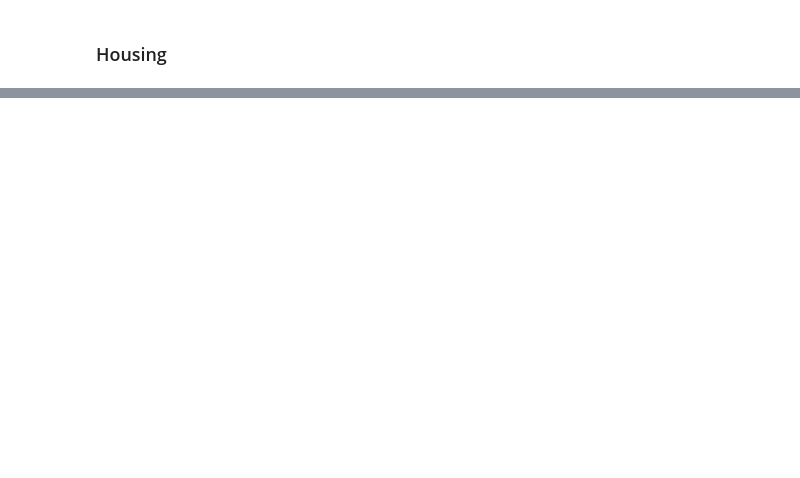
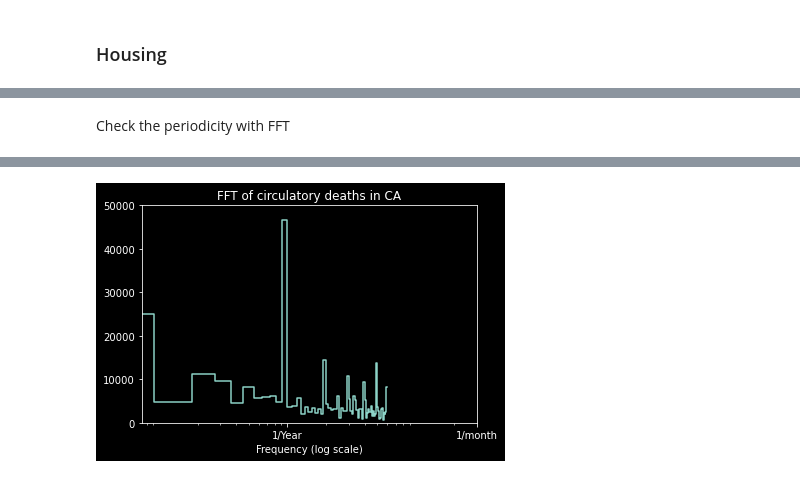
Before and after one commit to arnaud39/us_studies, a Jupyter notebook: explatory.ipynb, the cells around one changed output, grey strips where cells are left out. Saved outputs shown, nothing was run; the diff lists cells and outputs as text; code cells hidden in the pictures; blank space fills up the shorter version.

```diff
--- a/explatory.ipynb
+++ b/explatory.ipynb
@@ -339,0 +484,21 @@ df_demographic
+# %% [markdown]
+Check the periodicity with FFT
+# %%
+import tensorflow as tf
+
+fft = tf.signal.rfft(df_["cirdeaths"])
+f_per_dataset = np.arange(0, len(fft))
+
+n_samples_m = len(df_["cirdeaths"])
+months_per_year = 12
+years_per_dataset = n_samples_m / (months_per_year)
+
+f_per_year = f_per_dataset / years_per_dataset
+plt.step(f_per_year, np.abs(fft))
+plt.xscale("log")
+plt.ylim(0, 50000)
+# plt.xlim([0.1, max(plt.xlim())])
+plt.xticks([1, 30], labels=["1/Year", "1/month"])
+plt.title("FFT of circulatory deaths in CA")
+_ = plt.xlabel("Frequency (log scale)")
+# %% [output]
@@ -339,0 +507 @@ df_demographic
+[figure, added]
```
Also changed, not shown: parts of 28 cells of this notebook, 35 other files.
